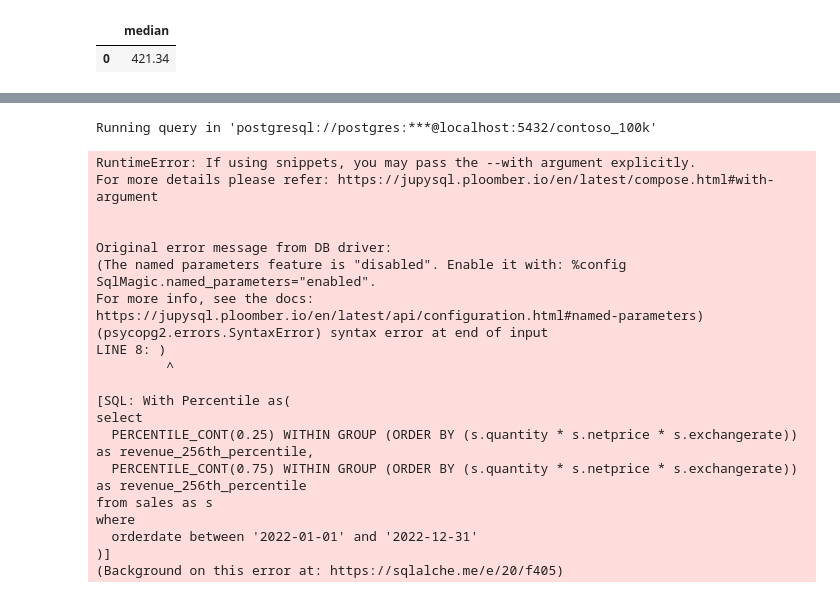
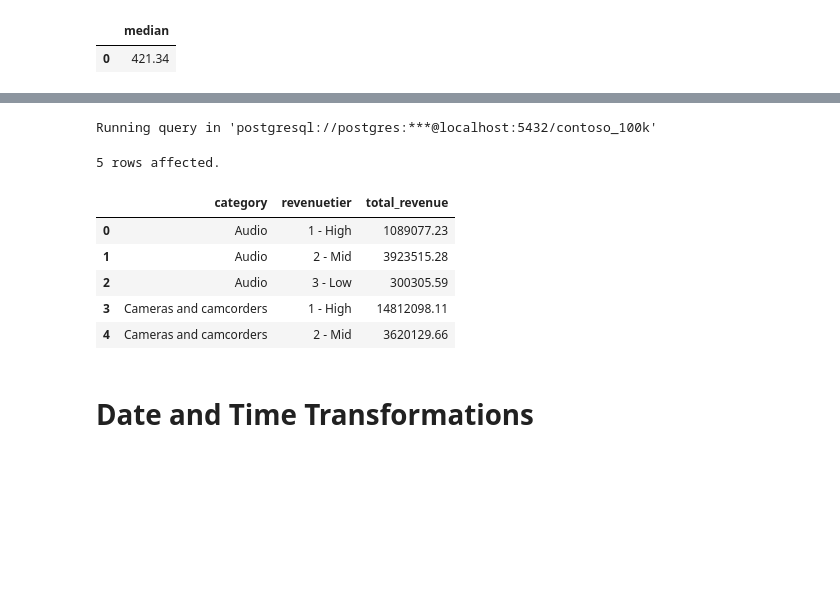
Before and after one commit to OwlNet-C/DataAnalytics, a Jupyter notebook: Resources/Blank_SQL_Notebook.ipynb, the cells around one changed output, grey strips where cells are left out. Drawn from its saved outputs; the diff is of its cells as text; code cells hidden in the pictures; blank space fills up the shorter version.

```diff
--- a/Resources/Blank_SQL_Notebook.ipynb
+++ b/Resources/Blank_SQL_Notebook.ipynb
@@ -490,33 +490,39 @@ Running query in 'postgresql://postgres:***@localhost:5432/contoso_100k'
 # %%
 %%sql
 
 With Percentile as(
 select
-  PERCENTILE_CONT(0.25) WITHIN GROUP (ORDER BY (s.quantity * s.netprice * s.exchangerate)) as revenue_256th_percentile,
-  PERCENTILE_CONT(0.75) WITHIN GROUP (ORDER BY (s.quantity * s.netprice * s.exchangerate)) as revenue_256th_percentile
+  PERCENTILE_CONT(0.25) WITHIN GROUP (ORDER BY (s.quantity * s.netprice * s.exchangerate)) as revenue_25th_percentile,
+  PERCENTILE_CONT(0.75) WITHIN GROUP (ORDER BY (s.quantity * s.netprice * s.exchangerate)) as revenue_75th_percentile
 from sales as s
 where
   orderdate between '2022-01-01' and '2022-12-31'
 )
+
+select
+  p.categoryname as category,
+CASE
+  WHEN (s.quantity * s.netprice * s.exchangerate) <=   revenue_25th_percentile then '3 - Low'
+  WHEN (s.quantity * s.netprice * s.exchangerate) >=   revenue_75th_percentile then '1 - High'
+  else '2 - Mid' end as RevenueTier,
+  sum(s.quantity * s.netprice * s.exchangerate) as total_revenue
+from
+  sales s
+left join product p on s.productkey = p.productkey
+cross join Percentile pctl
+group by
+   p.categoryname,
+   RevenueTier
+order by p.categoryname, RevenueTier
+limit 5
 # %% [output]
 Running query in 'postgresql://postgres:***@localhost:5432/contoso_100k'
-RuntimeError: If using snippets, you may pass the --with argument explicitly.
-For more details please refer: https://jupysql.ploomber.io/en/latest/compose.html#with-argument
-
-
-Original error message from DB driver:
-(The named parameters feature is "disabled". Enable it with: %config SqlMagic.named_parameters="enabled".
-For more info, see the docs: https://jupysql.ploomber.io/en/latest/api/configuration.html#named-parameters)
-(psycopg2.errors.SyntaxError) syntax error at end of input
-LINE 8: )
-         ^
-
-[SQL: With Percentile as(
-select
-  PERCENTILE_CONT(0.25) WITHIN GROUP (ORDER BY (s.quantity * s.netprice * s.exchangerate)) as revenue_256th_percentile,
-  PERCENTILE_CONT(0.75) WITHIN GROUP (ORDER BY (s.quantity * s.netprice * s.exchangerate)) as revenue_256th_percentile
-from sales as s
-where
-  orderdate between '2022-01-01' and '2022-12-31'
-)]
-(Background on this error at: https://sqlalche.me/e/20/f405)
+5 rows affected.
+|  | category | revenuetier | total_revenue |
+| 0 | Audio | 1 - High | 1089077.23 |
+| 1 | Audio | 2 - Mid | 3923515.28 |
+| 2 | Audio | 3 - Low | 300305.59 |
+| 3 | Cameras and camcorders | 1 - High | 14812098.11 |
+| 4 | Cameras and camcorders | 2 - Mid | 3620129.66 |
+# %% [markdown]
+# Date and Time Transformations
```
Also changed, not shown: parts of 1 cell of this notebook.
